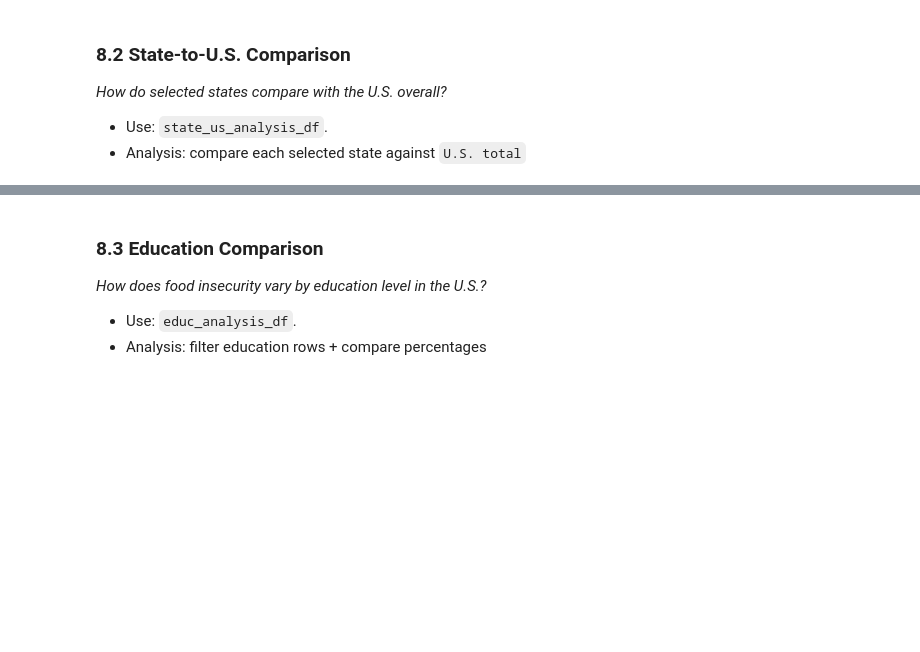
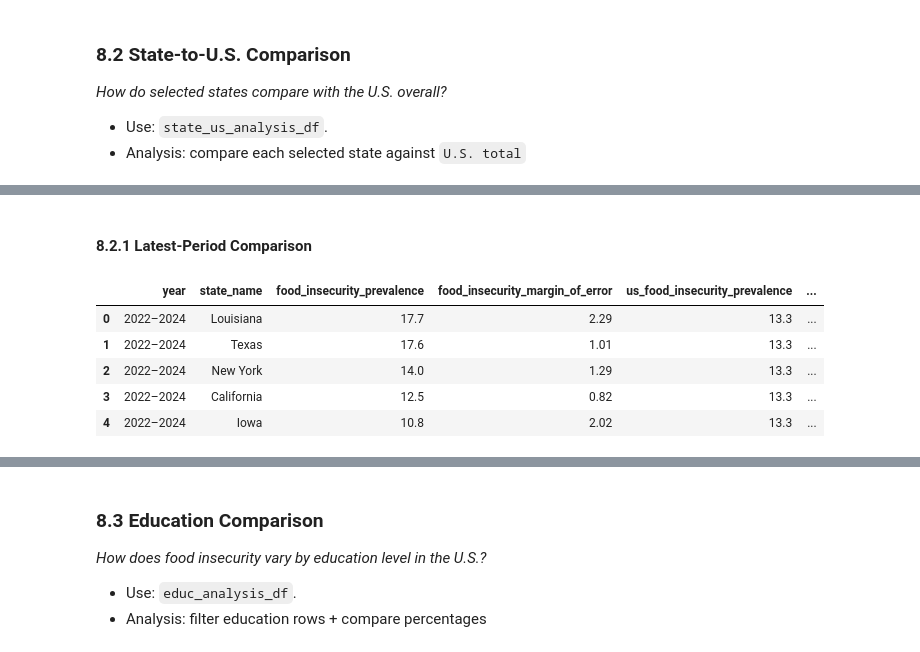
Before and after one commit to MichaelBujard/notebook-portfolio-project-0, a Jupyter notebook: notebooks/food_insecurity_analysis.ipynb, the cells around one changed output, grey strips where cells are left out. Drawn from its saved outputs; the diff is of its cells as text; code cells hidden in the pictures; blank space fills up the shorter version.

```diff
--- a/notebooks/food_insecurity_analysis.ipynb
+++ b/notebooks/food_insecurity_analysis.ipynb
@@ -1967,0 +2139,49 @@ Across all 17 overlapping three-year periods, the highest point estimate among t
+# %% [markdown]
+#### 8.2.1 Latest-Period Comparison
+# %%
+latest_state_vs_us_df = (
+    state_vs_us_df.loc[
+        state_vs_us_df['period_end_year'] == latest_period_end_year,
+        [
+            'year',
+            'geography',
+            'food_insecurity_prevalence',
+            'food_insecurity_margin_of_error',
+            'us_food_insecurity_prevalence',
+            'us_food_insecurity_margin_of_error',
+            'difference_from_us_percentage_points'
+        ]
+    ]
+    .assign(
+        state_name=lambda df: (
+            df['geography']
+            .map(state_name_map)
+        )
+    )
+    .drop('geography', axis=1)
+    [
+        [
+            'year',
+            'state_name',
+            'food_insecurity_prevalence',
+            'food_insecurity_margin_of_error',
+            'us_food_insecurity_prevalence',
+            'us_food_insecurity_margin_of_error',
+            'difference_from_us_percentage_points'
+        ]
+    ]
+    .sort_values(
+        'difference_from_us_percentage_points',
+        ascending=False
+    )
+    .reset_index(drop=True)
+)
+
+display(latest_state_vs_us_df)
+# %% [output]
+|  | year | state_name | food_insecurity_prevalence | food_insecurity_margin_of_error | us_food_insecurity_prevalence | ... |
+| 0 | 2022–2024 | Louisiana | 17.7 | 2.29 | 13.3 | ... |
+| 1 | 2022–2024 | Texas | 17.6 | 1.01 | 13.3 | ... |
+| 2 | 2022–2024 | New York | 14.0 | 1.29 | 13.3 | ... |
+| 3 | 2022–2024 | California | 12.5 | 0.82 | 13.3 | ... |
+| 4 | 2022–2024 | Iowa | 10.8 | 2.02 | 13.3 | ... |
```
Also changed, not shown: parts of 12 cells of this notebook, 1 other file.
